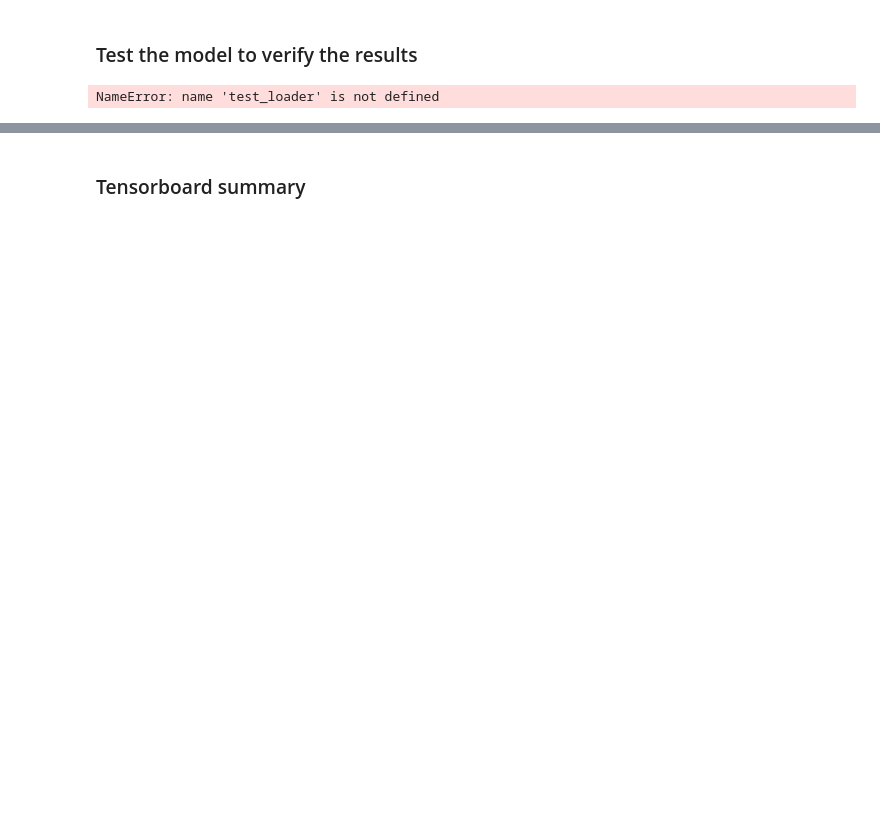
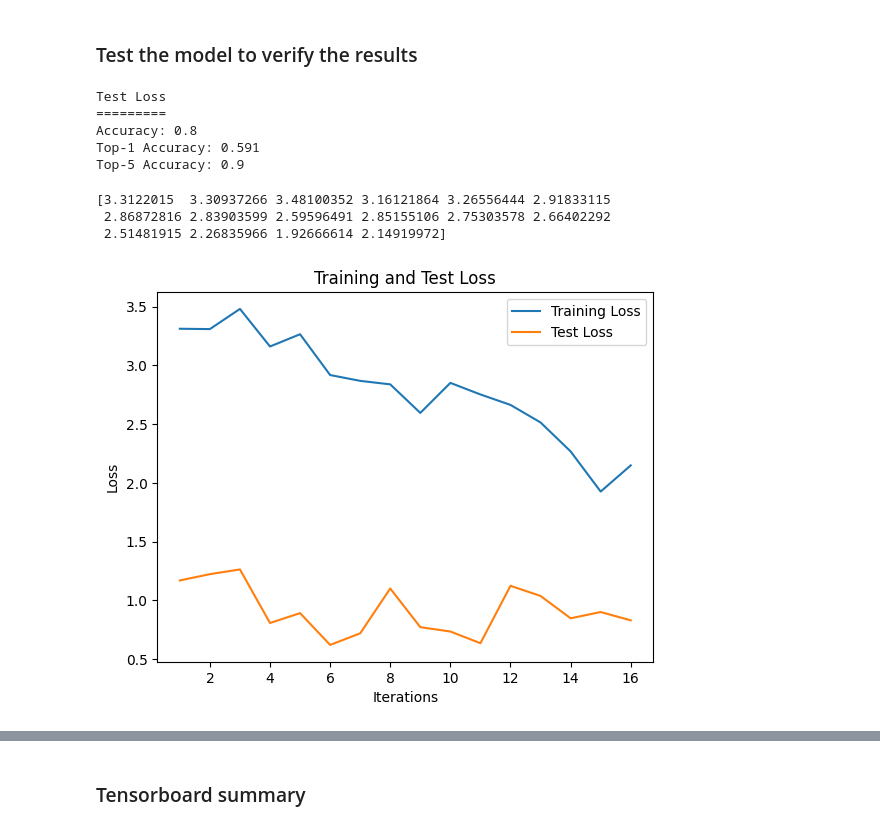
Before and after one commit to Priyasaravana/AML, a Jupyter notebook: ActionRecognition/ActionRecognition_Submission.ipynb, the cells around one changed output, grey strips where cells are left out. Cells and saved outputs as stored; diff of their text form; code cells hidden in the pictures; blank space fills up the shorter version.

```diff
--- a/ActionRecognition/ActionRecognition_Submission.ipynb
+++ b/ActionRecognition/ActionRecognition_Submission.ipynb
@@ -240,10 +243,8 @@ weighted avg       0.62      0.59      0.59      1000
-# %%
-model = torch.load('2E_8B_trained_model.pt')
 # %% [markdown]
 ### Test the model to verify the results
 # %%
 
-avg_loss, label_test, pred_test, logits_test, loss_test = hmdbModel.test(model, test_loader, device)
+avg_loss, label_test, pred_test, logits_test, loss_t = hmdbModel.test(model, test_loader, device)
 
 accuracy = accuracy_score(torch.cat(label_test).cpu().numpy(), torch.cat(pred_test).cpu().numpy())
 
@@ -256,7 +257,42 @@ print("Accuracy:", accuracy)
 print("Top-1 Accuracy:", top1_accuracy)
 print("Top-5 Accuracy:", top5_accuracy)
 # %% [output]
-NameError: name 'test_loader' is not defined
+Test Loss
+=========
+Accuracy: 0.8
+Top-1 Accuracy: 0.591
+Top-5 Accuracy: 0.9
+# %%
+loss_train = loss_test[:16]
+# Convert the list of tensors to a NumPy array
+numpy_array = np.array([tensor.item() for tensor in loss_train])
+
+# Print the NumPy array
+print(numpy_array)
+# %% [output]
+[3.3122015  3.30937266 3.48100352 3.16121864 3.26556444 2.91833115
+ 2.86872816 2.83903599 2.59596491 2.85155106 2.75303578 2.66402292
+ 2.51481915 2.26835966 1.92666614 2.14919972]
+# %%
+import matplotlib.pyplot as plt
+
+iteration = [1, 2, 3, 4, 5, 6, 7, 8, 9, 10,11,12,13,14,15,16]
+# Plotting the loss
+plt.plot(iteration, numpy_array, label='Training Loss')
+plt.plot(iteration, loss_t, label='Test Loss')
+
+# Adding labels and title
+plt.xlabel('Iterations')
+plt.ylabel('Loss')
+plt.title('Training and Test Loss')
+
+# Adding legend
+plt.legend()
+
+# Displaying the plot
+plt.show()
+# %% [output]
+[figure, added]
 # %%
 # Load tensorboard extension for Jupyter Notebook, only need to start TB in the notebook
 %reload_ext tensorboard
```
Also changed, not shown: parts of 8 cells of this notebook, 1 other file.
